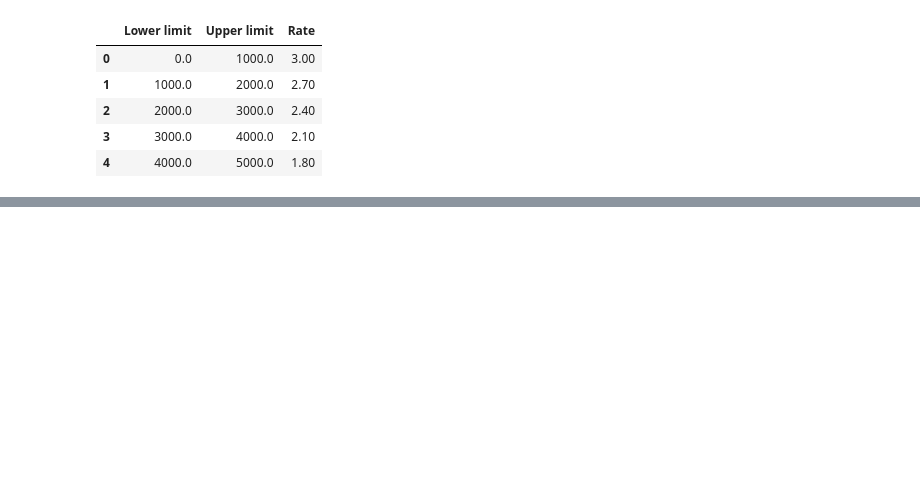
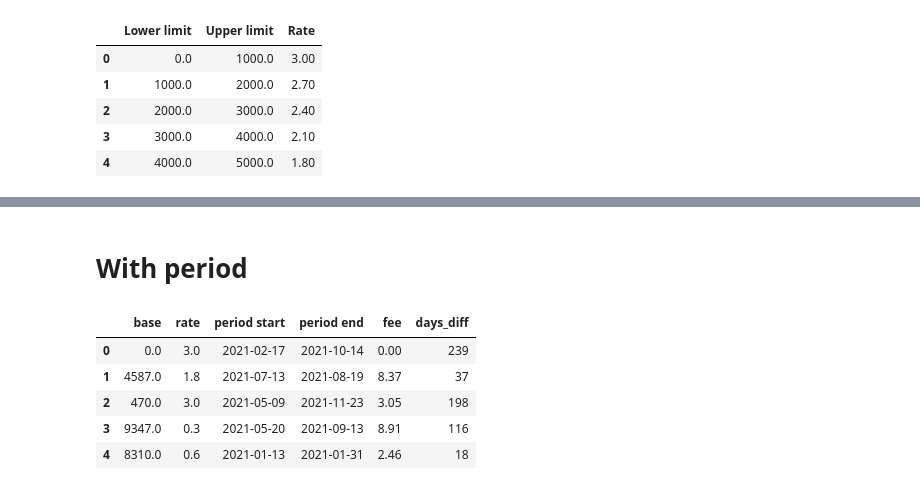
Before and after one commit to anjandash/octo-plus, a Jupyter notebook: polynomial.ipynb, the cells around one changed output, grey strips where cells are left out. Saved outputs shown, nothing was run; the diff lists cells and outputs as text; code cells hidden in the pictures; blank space fills up the shorter version.

```diff
--- a/polynomial.ipynb
+++ b/polynomial.ipynb
@@ -270,0 +356,21 @@ df2.head()
+# %% [markdown]
+# With period
+# %%
+df = pd.read_csv('with_period.csv', sep=';')
+df['period start'] = pd.to_datetime(df['period start'])
+df['period end'] = pd.to_datetime(df['period end'])
+df = df[['base', 'rate', 'period start', 'period end', 'fee']]
+df = df.replace(regex=[','],value='.')
+df = df.dropna()
+df['base'] = pd.to_numeric(df['base'])
+df['fee'] = pd.to_numeric(df['fee'])
+df['rate'] = pd.to_numeric(df['rate'])
+df['days_diff'] = (df['period end'] - df['period start']).dt.days
+df.head()
+# %% [output]
+|  | base | rate | period start | period end | fee | days_diff |
+| 0 | 0.0 | 3.0 | 2021-02-17 | 2021-10-14 | 0.00 | 239 |
+| 1 | 4587.0 | 1.8 | 2021-07-13 | 2021-08-19 | 8.37 | 37 |
+| 2 | 470.0 | 3.0 | 2021-05-09 | 2021-11-23 | 3.05 | 198 |
+| 3 | 9347.0 | 0.3 | 2021-05-20 | 2021-09-13 | 8.91 | 116 |
+| 4 | 8310.0 | 0.6 | 2021-01-13 | 2021-01-31 | 2.46 | 18 |
```
Also changed, not shown: parts of 16 cells of this notebook.
